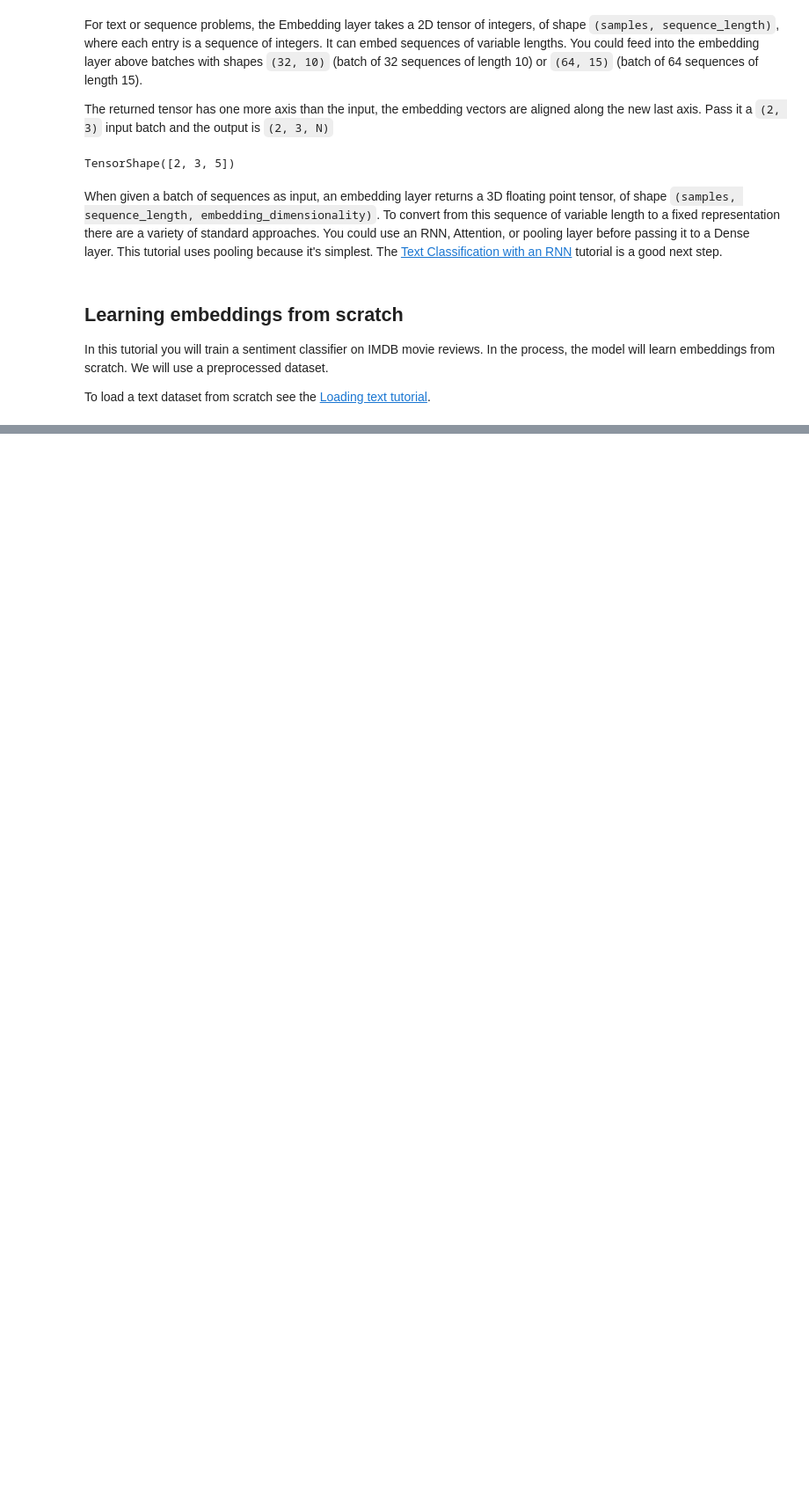
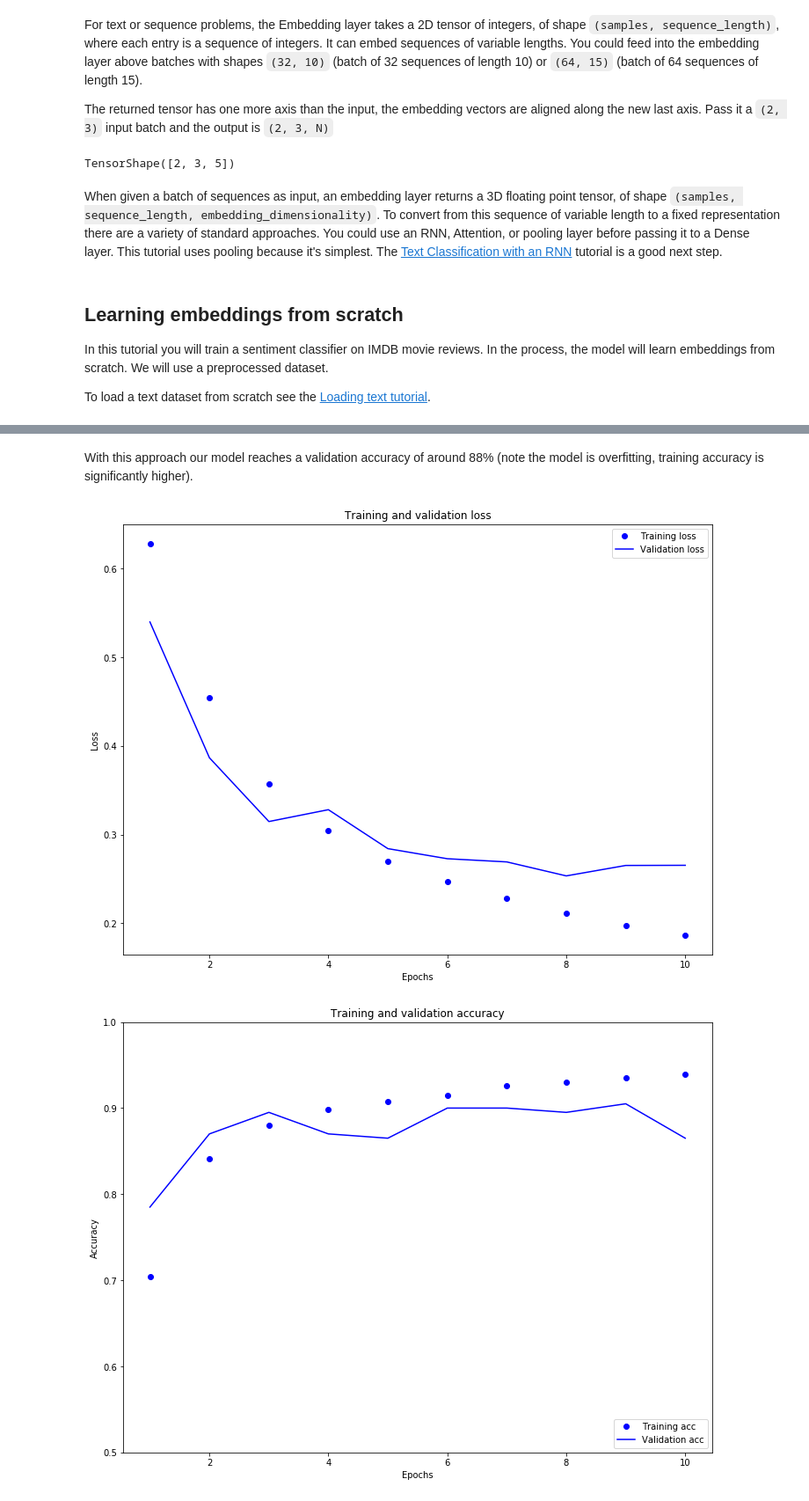
Before and after one commit to ichisadashioko/learning_repo, a Jupyter notebook: tensorflow/tutorials/06_text_and_sequences/word_embeddings.ipynb, the cells around one changed output, grey strips where cells are left out. Shown: that part at 88% size. Drawn from its saved outputs; the diff is of its cells as text; code cells hidden in the pictures; blank space fills up the shorter version.

```diff
--- a/tensorflow/tutorials/06_text_and_sequences/word_embeddings.ipynb
+++ b/tensorflow/tutorials/06_text_and_sequences/word_embeddings.ipynb
@@ -97,0 +116,3 @@ error: unbalanced parenthesis at position 32
+# %%
+encoder = info.features['text'].encoder
+encoder.subwords[:20]
@@ -97,0 +142,4 @@ error: unbalanced parenthesis at position 32
+# %%
+padded_shapes = ([None], ())
+train_batches = train_data.shuffle(1000).padded_batch(10, padded_shapes=padded_shapes)
+test_batches = test_data.shuffle(1000).padded_batch(10, padded_shapes=padded_shapes)
@@ -97,0 +203,13 @@ error: unbalanced parenthesis at position 32
+# %%
+model.compile(
+    optimizer='adam',
+    loss='binary_crossentropy',
+    metrics=['accuracy'],
+)
+
+history = model.fit(
+    train_batches,
+    epochs=10,
+    validation_data=test_batches,
+    validation_steps=20,
+)
@@ -97,0 +237,35 @@ error: unbalanced parenthesis at position 32
+# %% [markdown]
+With this approach our model reaches a validation accuracy of around 88% (note the model is overfitting, training accuracy is significantly higher).
+# %%
+import matplotlib.pyplot as plt
+
+history_dict = history.history
+
+acc = history_dict['accuracy']
+val_acc = history_dict['val_accuracy']
+loss = history_dict['loss']
+val_loss = history_dict['val_loss']
+
+epochs = range(1, len(acc) + 1)
+
+plt.figure(figsize=(12, 9))
+plt.plot(epochs, loss, 'bo', label='Training loss')
+plt.plot(epochs, val_loss, 'b', label='Validation loss')
+plt.title('Training and validation loss')
+plt.xlabel('Epochs')
+plt.ylabel('Loss')
+plt.legend()
+plt.show()
+
+plt.figure(figsize=(12, 9))
+plt.plot(epochs, acc, 'bo', label='Training acc')
+plt.plot(epochs, val_acc, 'b', label='Validation acc')
+plt.title('Training and validation accuracy')
+plt.xlabel('Epochs')
+plt.ylabel('Accuracy')
+plt.legend(loc='lower right')
+plt.ylim((0.5, 1))
+plt.show()
+# %% [output]
+[figure, added]
+[figure, added]
```
Also changed, not shown: parts of 22 cells of this notebook.
